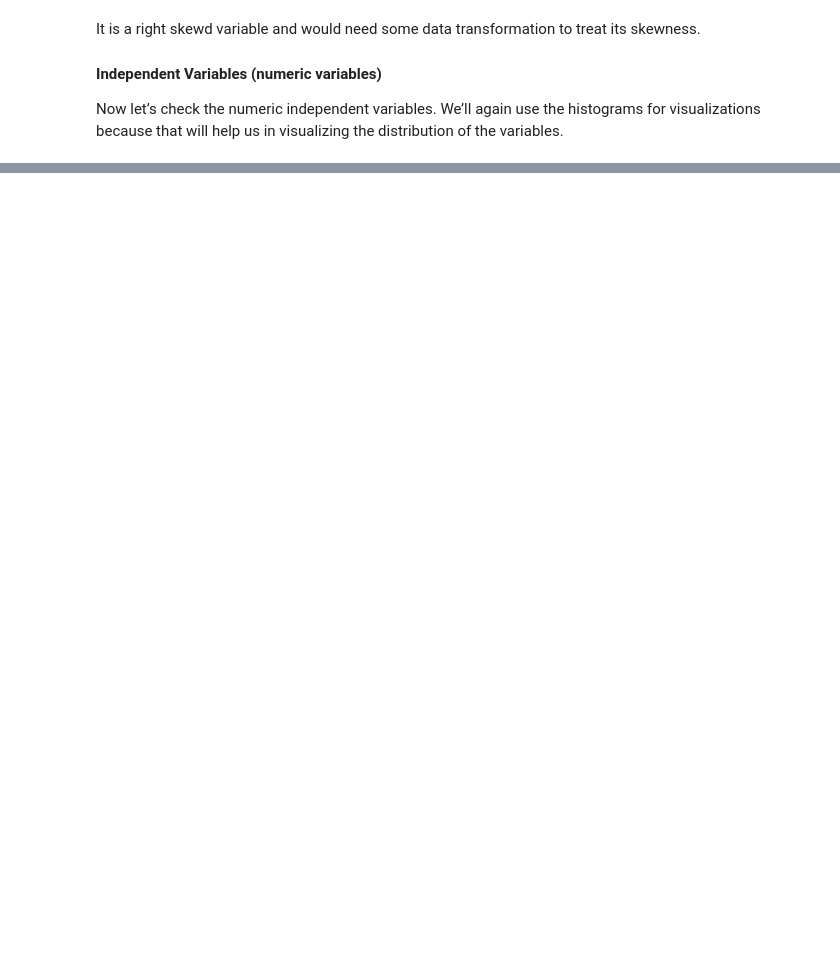
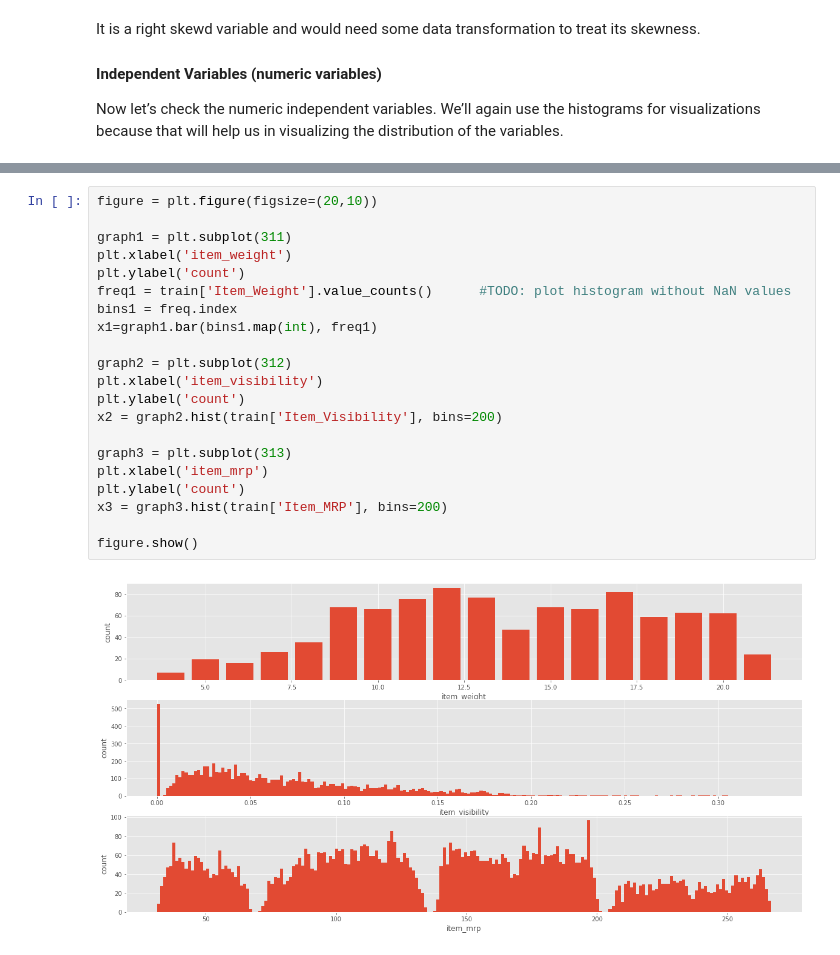
Before and after one commit to tanujbafila01/utils, a Jupyter notebook: av_bmsp_r_to_python.ipynb, the cells around one changed output, grey strips where cells are left out. Drawn from its saved outputs; the diff is of its cells as text; blank space fills up the shorter version.

```diff
--- a/av_bmsp_r_to_python.ipynb
+++ b/av_bmsp_r_to_python.ipynb
@@ -230,0 +221,23 @@ np.isnan(train['Item_Weight']).sum()
+# %%
+figure = plt.figure(figsize=(20,10))
+
+graph1 = plt.subplot(311)
+plt.xlabel('item_weight')
+plt.ylabel('count')
+freq1 = train['Item_Weight'].value_counts()      #TODO: plot histogram without NaN values
+bins1 = freq.index
+x1=graph1.bar(bins1.map(int), freq1)
+
+graph2 = plt.subplot(312)
+plt.xlabel('item_visibility')
+plt.ylabel('count')
+x2 = graph2.hist(train['Item_Visibility'], bins=200)
+
+graph3 = plt.subplot(313)
+plt.xlabel('item_mrp')
+plt.ylabel('count')
+x3 = graph3.hist(train['Item_MRP'], bins=200)
+
+figure.show()
+# %% [output]
+[figure, added]
```
Also changed, not shown: parts of 10 cells of this notebook.
